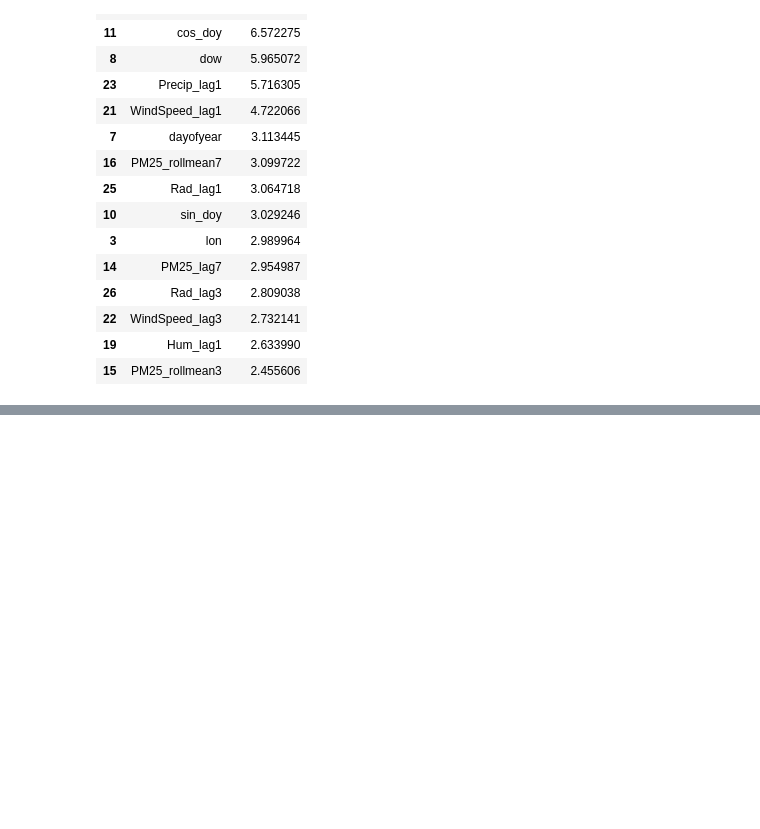
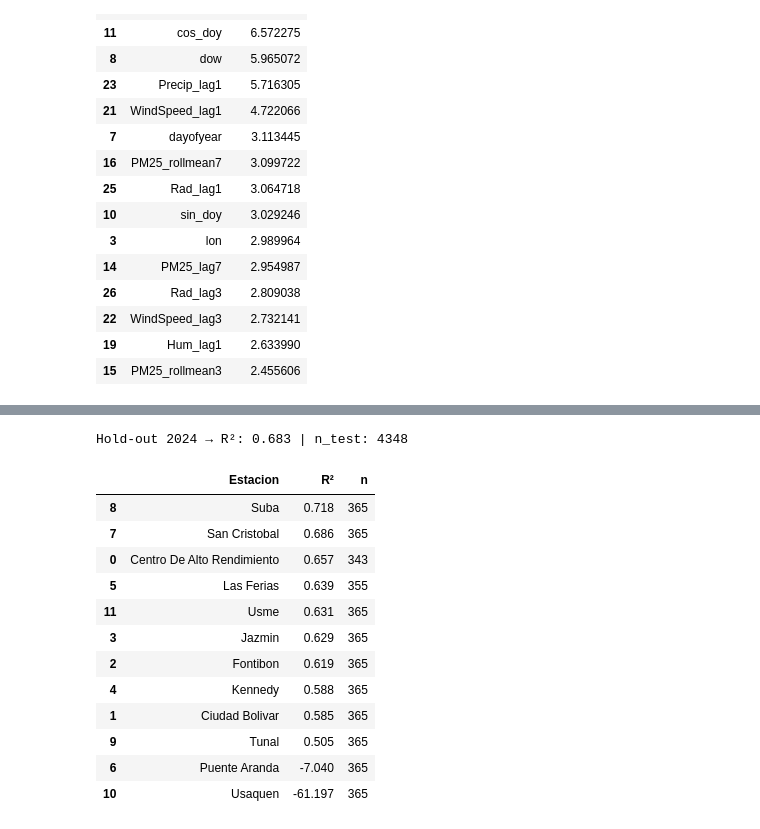
Before and after one commit to Sxmuu/TG-Samuel-P, a Jupyter notebook: Scripts/Python/Notebooks/ML/Modelos_ML.ipynb, the cells around one changed output, grey strips where cells are left out. Saved outputs shown, nothing was run; the diff lists cells and outputs as text; code cells hidden in the pictures; blank space fills up the shorter version.

```diff
--- a/Scripts/Python/Notebooks/ML/Modelos_ML.ipynb
+++ b/Scripts/Python/Notebooks/ML/Modelos_ML.ipynb
@@ -21,9 +21,6 @@ url = "https://raw.githubusercontent.com/Sxmuu/TG-Samuel-P/main/Databases/Contam
 
 df = pd.read_excel(url, engine="openpyxl")  # instala openpyxl si hace falta
 # %%
-# --- 1) Cargar y normalizar nombres ---
-df = pd.read_excel(DATA_PATH)
-
 expected_cols = ['Date','Estacion','Localidad','PM25','lat','lon','Altitud',
                  'Rad','Precip','Hum','Temp','WindSpeed']
 missing = [c for c in expected_cols if c not in df.columns]
@@ -809,0 +867,63 @@ fi_df.head(15)
+# %%
+# --- 3) Evaluación en hold-out 2024 (R²) ---
+mask_train = (dates.dt.year <= 2023)
+mask_test  = (dates.dt.year == 2024)
+
+X_tr, y_tr = X[mask_train], y[mask_train]
+X_te, y_te = X[mask_test],  y[mask_test]
+
+train_pool = Pool(X_tr, y_tr, cat_features=cat_idx)
+test_pool  = Pool(X_te, y_te, cat_features=cat_idx)
+
+final_model = CatBoostRegressor(
+    loss_function='RMSE',
+    iterations=best["params"]["iterations"],
+    depth=best["params"]["depth"],
+    learning_rate=best["params"]["learning_rate"],
+    l2_leaf_reg=best["params"]["l2_leaf_reg"],
+    bootstrap_type='Bayesian',
+    bagging_temperature=best["params"]["bagging_temperature"],
+    random_strength=best["params"]["random_strength"],
+    early_stopping_rounds=100,
+    random_seed=42,
+    verbose=False,
+    allow_writing_files=False
+)
+
+final_model.fit(train_pool, eval_set=test_pool, use_best_model=True, verbose=False)
+
+# Predicciones en hold-out
+yhat_te = final_model.predict(test_pool)
+
+# Calcular R² en hold-out
+r2_te = evaluate_r2(y_te, yhat_te)
+print(f"Hold-out 2024 → R²: {r2_te:.3f} | n_test: {int(mask_test.sum())}")
+# %% [output]
+Hold-out 2024 → R²: 0.683 | n_test: 4348
+# %%
+# --- 4) R² por estación en hold-out 2024 ---
+def eval_r2_by_station(y_true, y_pred, stations):
+    """Calcula R² por estación."""
+    dfm = pd.DataFrame({"y": y_true, "yhat": y_pred, "Estacion": stations})
+    out = []
+    for est, g in dfm.groupby("Estacion", sort=False):
+        r2 = evaluate_r2(g["y"], g["yhat"])
+        out.append({"Estacion": est, "R²": r2, "n": len(g)})
+    return pd.DataFrame(out).sort_values("R²", ascending=False)
+
+r2_by_station = eval_r2_by_station(y_te, yhat_te, stations[mask_test])
+r2_by_station.round(3)
+# %% [output]
+|  | Estacion | R² | n |
+| 8 | Suba | 0.718 | 365 |
+| 7 | San Cristobal | 0.686 | 365 |
+| 0 | Centro De Alto Rendimiento | 0.657 | 343 |
+| 5 | Las Ferias | 0.639 | 355 |
+| 11 | Usme | 0.631 | 365 |
+| 3 | Jazmin | 0.629 | 365 |
+| 2 | Fontibon | 0.619 | 365 |
+| 4 | Kennedy | 0.588 | 365 |
+| 1 | Ciudad Bolivar | 0.585 | 365 |
+| 9 | Tunal | 0.505 | 365 |
+| 6 | Puente Aranda | -7.040 | 365 |
+| 10 | Usaquen | -61.197 | 365 |
```
Also changed, not shown: parts of 1 cell of this notebook.
